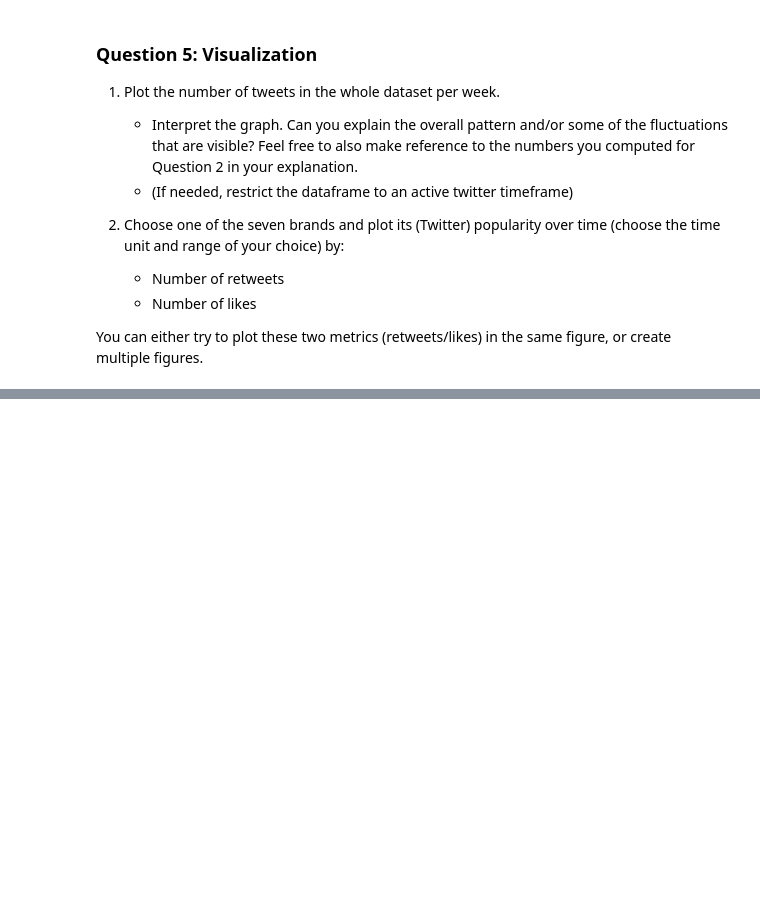
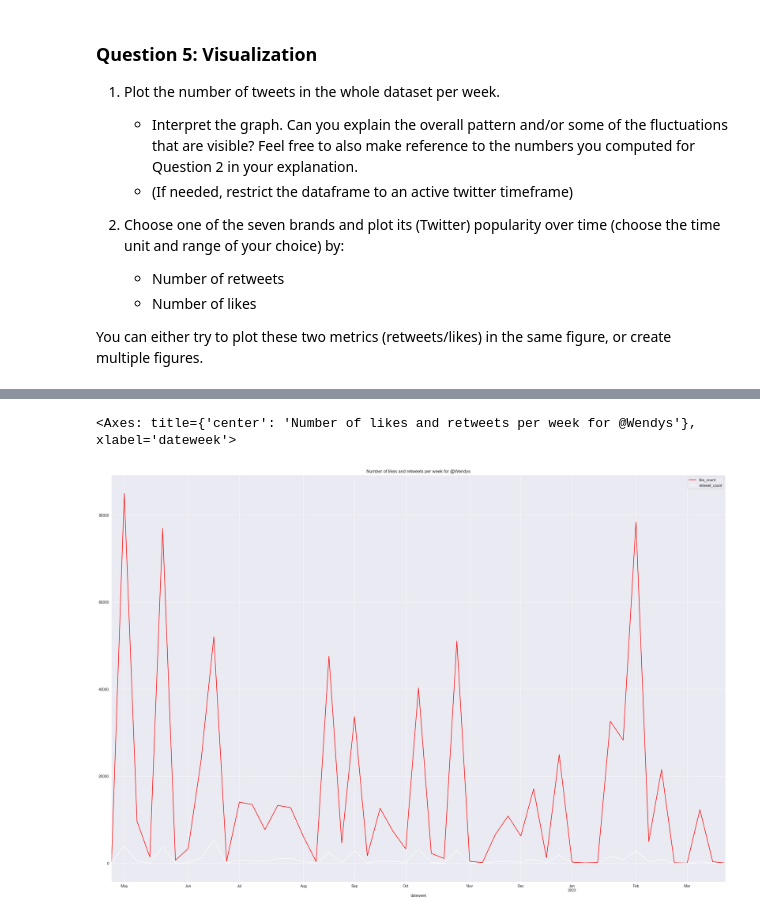
Before and after one commit to georgeccotea/georges-2023-coding-the-humanities, a Jupyter notebook: notebooks/exam/CtH-final/Exam_CtH_2023.ipynb, the cells around one changed output, grey strips where cells are left out. Saved outputs shown, nothing was run; the diff lists cells and outputs as text; code cells hidden in the pictures; blank space fills up the shorter version.

```diff
--- a/notebooks/exam/CtH-final/Exam_CtH_2023.ipynb
+++ b/notebooks/exam/CtH-final/Exam_CtH_2023.ipynb
@@ -381,0 +510,15 @@ Briefly interpret the result (as a text block).
+# %%
+import pandas as pd
+
+dfWeekWendys = df_wendys[['normalized_text', 'like_count', 'retweet_count', 'created_at']].copy()
+dfWeekWendys['created_at'] = pd.to_datetime(dfWeekWendys['created_at']).dt.tz_localize(None)
+dfWeekWendys['dateweek'] = dfWeekWendys['created_at'].dt.to_period('W')
+
+dfWeekWendys = dfWeekWendys[(dfWeekWendys['created_at'] > '2022-01-01') & (dfWeekWendys['created_at'] < '2023-12-31')]
+
+dfWeekWendysCount = dfWeekWendys.groupby('dateweek').sum(numeric_only=True)
+
+dfWeekWendysCount.plot(kind='line', y=['like_count', 'retweet_count'], figsize=(30, 20), title='Number of likes and retweets per week for @Wendys', color=['red', 'white'])
+# %% [output]
+<Axes: title={'center': 'Number of likes and retweets per week for @Wendys'}, xlabel='dateweek'>
+[figure, added]
```
Also changed, not shown: parts of 10 cells of this notebook, 1 other file.
